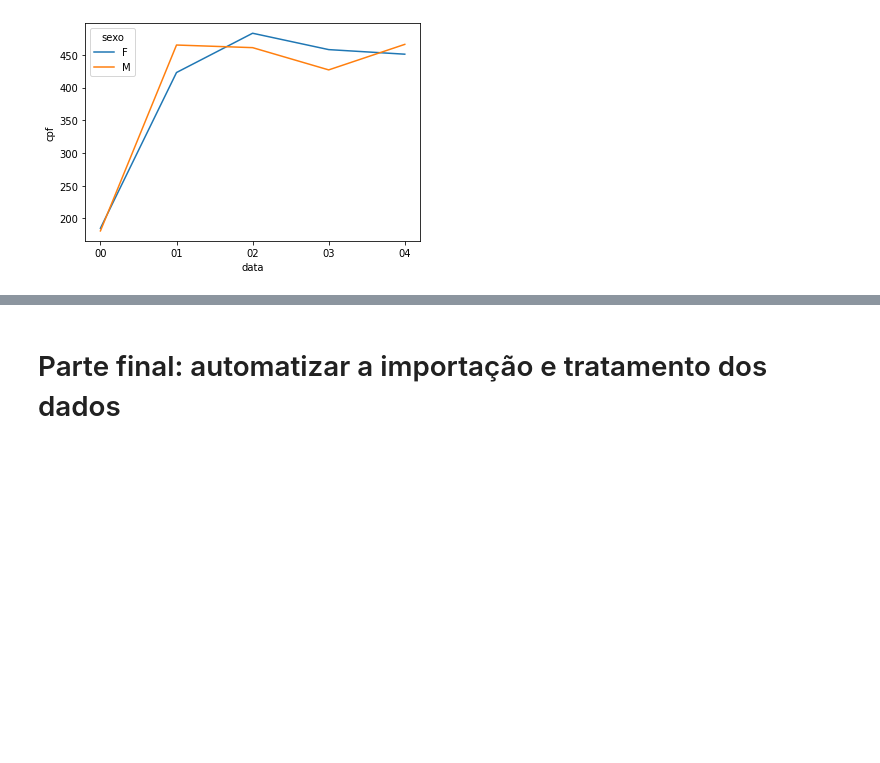
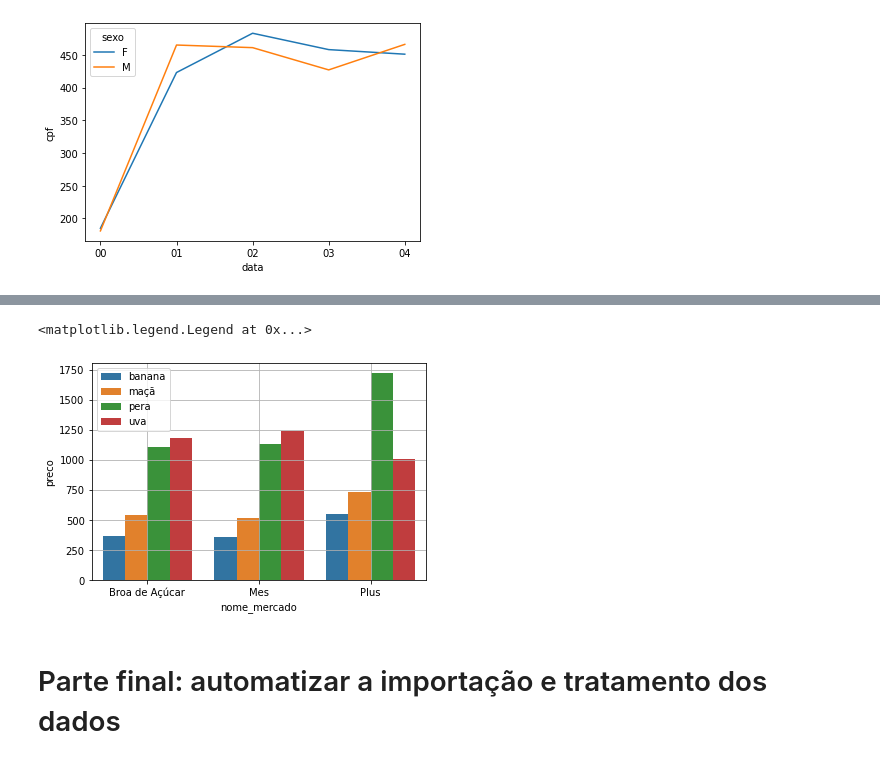
Before and after one commit to srgari/aulas_light_aplicadas, a Jupyter notebook: pandas/sergio_pandas_review.ipynb, the cells around one changed output, grey strips where cells are left out. Saved outputs shown, nothing was run; the diff lists cells and outputs as text; code cells hidden in the pictures; blank space fills up the shorter version.

```diff
--- a/pandas/sergio_pandas_review.ipynb
+++ b/pandas/sergio_pandas_review.ipynb
@@ -299,3 +288,18 @@ sns.lineplot(
+# %%
+df_prod_mes = df.groupby(['nome_mercado','produto'])['preco'].sum().reset_index()
+sns.barplot(
+    data = df_prod_mes,
+    x = 'nome_mercado',
+    y = 'preco',
+    hue = 'produto',
+    estimator = sum,
+    ci = None
+)
+plt.grid()
+plt.legend()
+# %% [output]
+<matplotlib.legend.Legend at 0x...>
+[figure, added]
 # %% [markdown]
 # Parte final: automatizar a importação e tratamento dos dados
 # %%
```
Also changed, not shown: parts of 2 cells of this notebook.
